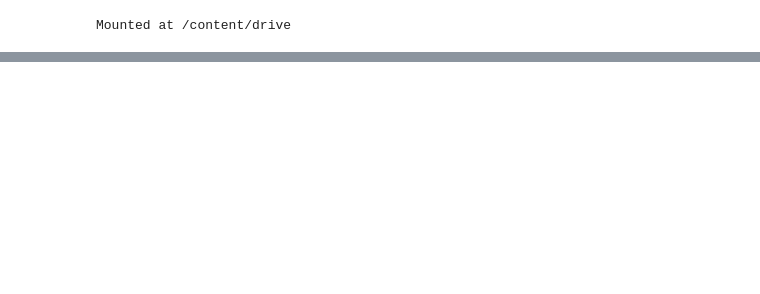
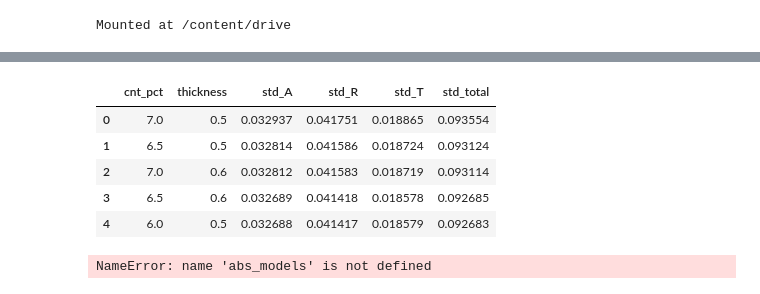
Before and after one commit to humzkhan/Adaptive_learning, a Jupyter notebook: Thesis_notebook.ipynb, the cells around one changed output, grey strips where cells are left out. Drawn from its saved outputs; the diff is of its cells as text; code cells hidden in the pictures; blank space fills up the shorter version.

```diff
--- a/Thesis_notebook.ipynb
+++ b/Thesis_notebook.ipynb
@@ -187,0 +300,37 @@ ModuleNotFoundError: No module named 'ace_tools'
+# %%
+import pandas as pd
+import numpy as np
+
+def select_high_uncertainty_points_df(model, original_df, input_features, output_names, k=5):
+    # Unpack the pipeline
+    scaler = model.named_steps['standardscaler']
+    multi_gpr = model.named_steps['multioutputregressor']
+
+    # Get candidate inputs
+    X_candidates = original_df[input_features].values
+    X_scaled = scaler.transform(X_candidates)
+
+    # Get std devs per output
+    stds = []
+    for est in multi_gpr.estimators_:
+        _, std = est.predict(X_scaled, return_std=True)
+        stds.append(std)
+
+    std_matrix = np.stack(stds, axis=1)  # shape (n_samples, n_outputs)
+    std_sum = std_matrix.sum(axis=1)
+
+    # Get top-k indices
+    top_k_indices = np.argsort(std_sum)[-k:]
+
+    # Build DataFrame
+    top_df = original_df.iloc[top_k_indices][input_features].copy()
+    for i, out in enumerate(output_names):
+        top_df[f'std_{out}'] = std_matrix[top_k_indices, i]
+    top_df["std_total"] = std_sum[top_k_indices]
+
+    return top_df.sort_values("std_total", ascending=False).reset_index(drop=True)
+input_features = ["cnt_pct", "thickness", "frequency", "epsilon_real", "sigma"]
+output_targets = ["A", "R", "T"]
+
+top_abs_df = select_high_uncertainty_points_df(abs_gpr, abs_df, input_features, output_targets, k=50)
+top_pbt_df = select_high_uncertainty_points_df(pbt_gpr, pbt_df, input_features, output_targets, k=50)
@@ -187,0 +522,9 @@ ModuleNotFoundError: No module named 'ace_tools'
+# %%
+top_pbt_unseen
+# %% [output]
+|  | cnt_pct | thickness | std_A | std_R | std_T | std_total |
+| 0 | 7.0 | 0.5 | 0.032937 | 0.041751 | 0.018865 | 0.093554 |
+| 1 | 6.5 | 0.5 | 0.032814 | 0.041586 | 0.018724 | 0.093124 |
+| 2 | 7.0 | 0.6 | 0.032812 | 0.041583 | 0.018719 | 0.093114 |
+| 3 | 6.5 | 0.6 | 0.032689 | 0.041418 | 0.018578 | 0.092685 |
+| 4 | 6.0 | 0.5 | 0.032688 | 0.041417 | 0.018579 | 0.092683 |
@@ -187,0 +567,5 @@ ModuleNotFoundError: No module named 'ace_tools'
+# %%
+save_multioutput_gpr_models(abs_gpr, "ABS")
+save_multioutput_gpr_models(pbt_gpr, "PBT")
+# %% [output]
+NameError: name 'abs_models' is not defined
```
Also changed, not shown: parts of 16 cells of this notebook.
